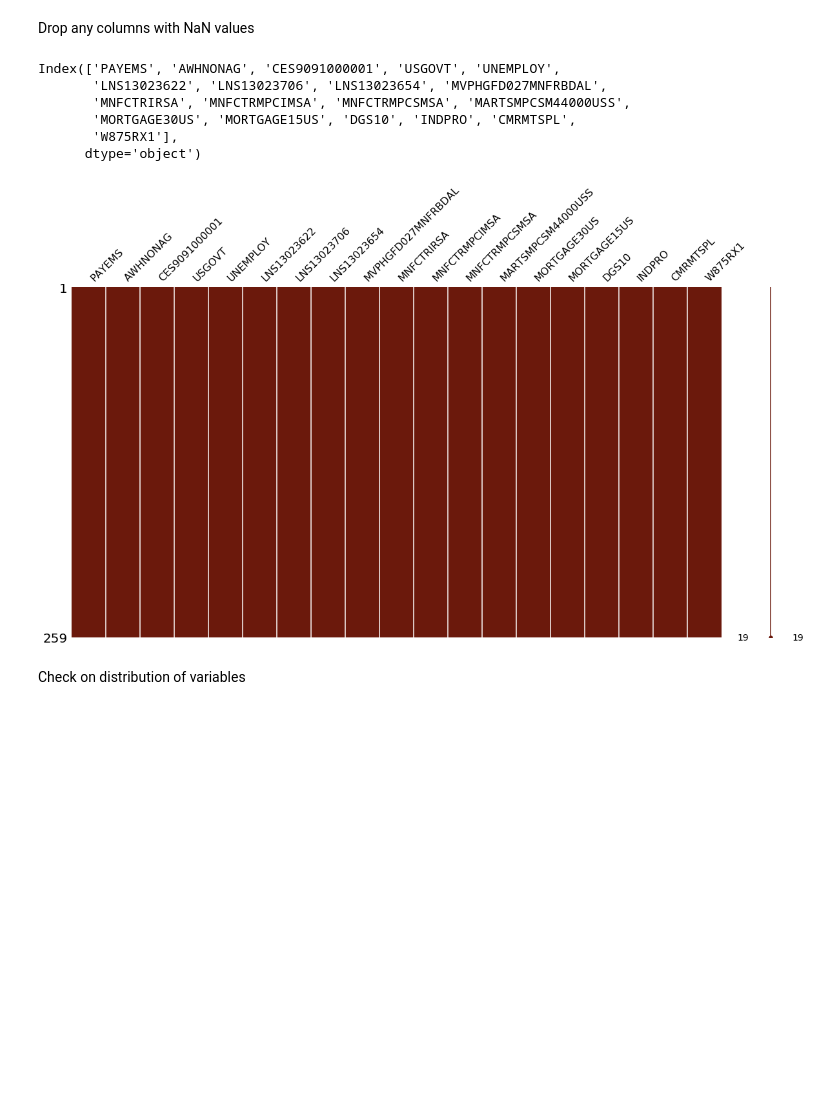
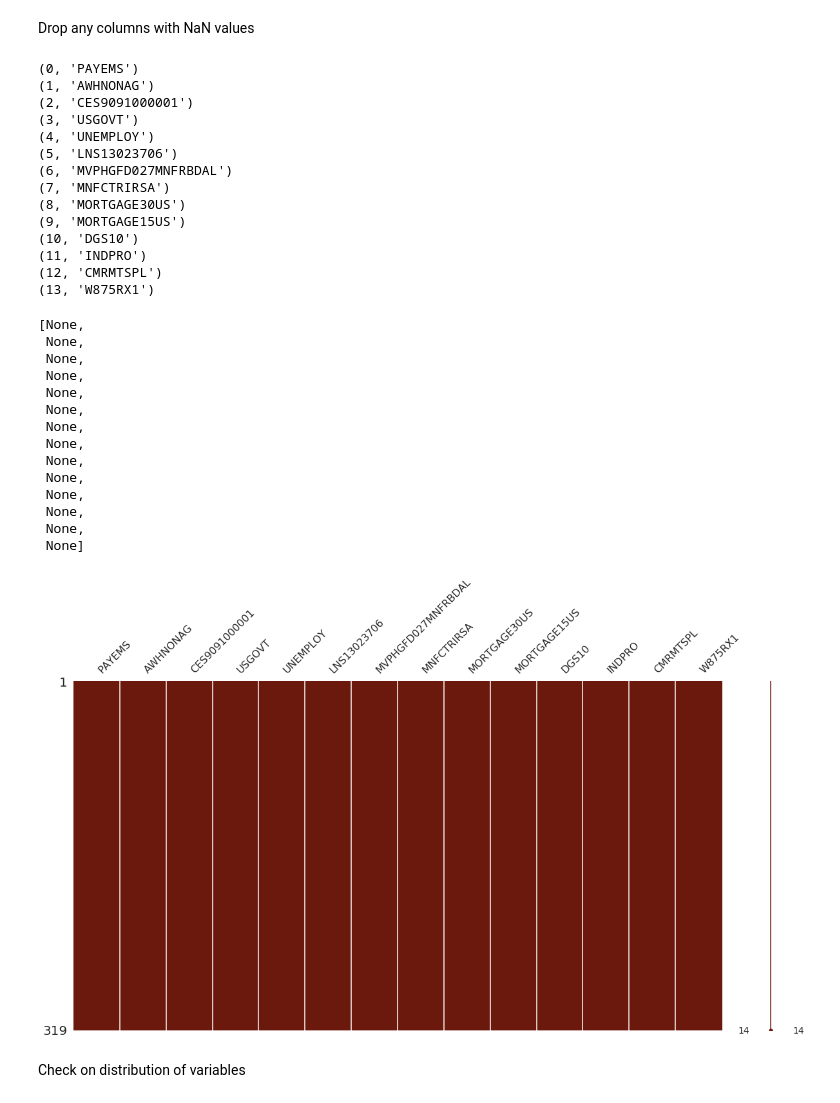
Before and after one commit to aidin-zadeh/reb, a Jupyter notebook: notebooks/1.1.prep.data.economic.indicators.monthly.ipynb, the cells around one changed output. Saved outputs shown, nothing was run; the diff lists cells and outputs as text; code cells hidden in the pictures; blank space fills up the shorter version.

```diff
--- a/notebooks/1.1.prep.data.economic.indicators.monthly.ipynb
+++ b/notebooks/1.1.prep.data.economic.indicators.monthly.ipynb
@@ -18,7 +18,7 @@ sys.path.insert(0, ROOT_DIR)
 ffname = os.path.join(ROOT_DIR, "reb", "data", "ext", "Data_File_Monthly.csv")
 df = pd.read_csv(ffname, parse_dates=["DATE"])
 df.DATE = pd.to_datetime(df.DATE, format="%Y-%m")
-df = df.loc[60:, :]
+# df = df.loc[60:, :]
 df.head()
 # %% [output]
 |  | DATE | PAYEMS | CEU0500000003 | AWHNONAG | CES9091000001 | USGOVT | UNEMPLOY | LNS13023622 | LNS13023706 | ... |
@@ -65,15 +65,37 @@ Drop any columns with NaN values
 df.dropna(axis=1, inplace=True)
 # %%
 msno.matrix(df=df, figsize=(20, 10), color=(0.42, 0.1, 0.05))
-df.columns
+[ print(elem) for elem in enumerate(df.columns)]
 # %% [output]
-Index(['PAYEMS', 'AWHNONAG', 'CES9091000001', 'USGOVT', 'UNEMPLOY',
-       'LNS13023622', 'LNS13023706', 'LNS13023654', 'MVPHGFD027MNFRBDAL',
-       'MNFCTRIRSA', 'MNFCTRMPCIMSA', 'MNFCTRMPCSMSA', 'MARTSMPCSM44000USS',
-       'MORTGAGE30US', 'MORTGAGE15US', 'DGS10', 'INDPRO', 'CMRMTSPL',
-       'W875RX1'],
-      dtype='object')
+(0, 'PAYEMS')
+(1, 'AWHNONAG')
+(2, 'CES9091000001')
+(3, 'USGOVT')
+(4, 'UNEMPLOY')
+(5, 'LNS13023706')
+(6, 'MVPHGFD027MNFRBDAL')
+(7, 'MNFCTRIRSA')
+(8, 'MORTGAGE30US')
+(9, 'MORTGAGE15US')
+(10, 'DGS10')
+(11, 'INDPRO')
+(12, 'CMRMTSPL')
+(13, 'W875RX1')
+[None,
+ None,
+ None,
+ None,
+ None,
+ None,
+ None,
+ None,
+ None,
+ None,
+ None,
+ None,
+ None,
+ None]
-[figure, old version]
+[figure, new version]
 # %% [markdown]
 Check on distribution of variables
 # %%
```
Also changed, not shown: parts of 9 cells of this notebook, 5 other files.
